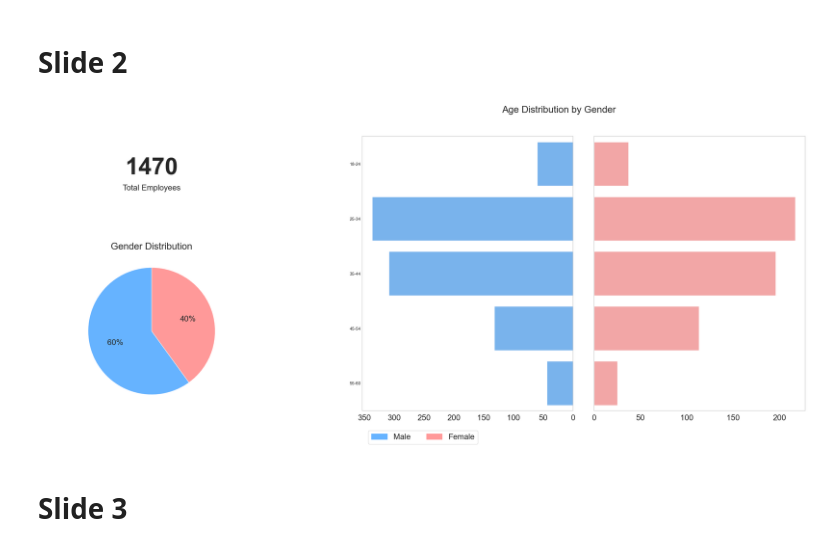
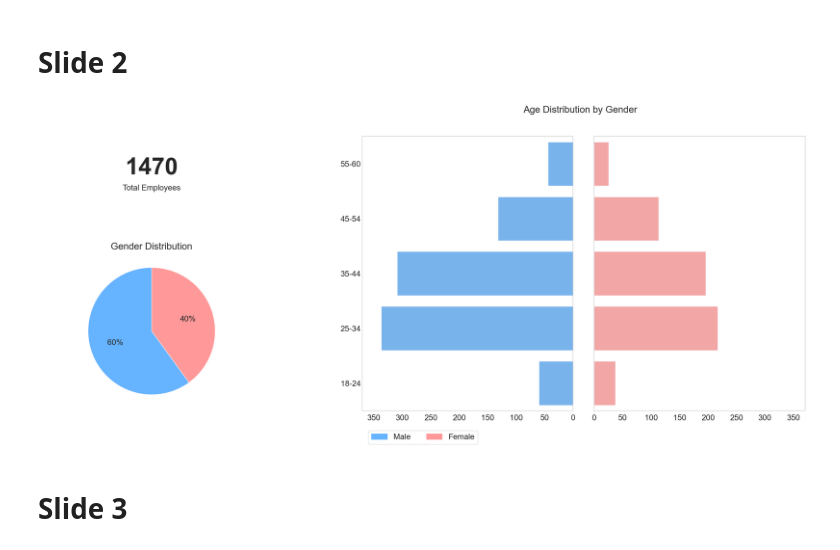
Before and after one commit to HiIamInfi/ibm-hr-data-challenge, a Jupyter notebook: src/visuals.ipynb, the cells around one changed output. Saved outputs shown, nothing was run; the diff lists cells and outputs as text; code cells hidden in the pictures.

Commit message:
Finalized Slide 2 combined plot

```diff
--- a/src/visuals.ipynb
+++ b/src/visuals.ipynb
@@ -86,38 +86,46 @@ sns.barplot(y=male_counts.index, x=-male_counts.values, color=COLOR_MALE, ax=ax_
 ax_male.set_title('')
 ax_male.set_xlabel('')
 ax_male.set_ylabel('')
-ax_male.tick_params(axis='y', length=0) # Hide y-axis ticks
+ax_male.tick_params(axis='y', length=0, labelsize=DESCRIPTION_FONTSIZE) # Hide y-axis ticks
 ax_male.tick_params(axis='x', labelsize=DESCRIPTION_FONTSIZE)
 ax_male.grid(False)
 # Format x-axis to be positive
 ax_male.xaxis.set_major_formatter(plt.FuncFormatter(lambda x, _: f'{abs(int(x))}'))
 
 # Plot Female data using seaborn
 sns.barplot(y=female_counts.index, x=female_counts.values, color=COLOR_FEMALE, ax=ax_female, orient='h')
 ax_female.set_title('')
 ax_female.set_xlabel('')
 ax_female.set_ylabel('')
 ax_female.set_yticks([]) # Hide y-axis labels
 ax_female.tick_params(axis='x', labelsize=DESCRIPTION_FONTSIZE)
 ax_female.grid(False)
 
-# Set shared title for the pyramid
-fig.text(0.66, 0.95, 'Age Distribution by Gender', ha='center', va='center', fontsize=DESCRIPTION_FONTSIZE+4)
+ax_male.invert_yaxis()
+ax_female.invert_yaxis()
+
+max_count = max(male_counts.max(), female_counts.max())
+sym_limit = max_count * 1.1 # Create a symmetrical limit with a 10% buffer
+
+ax_male.set_xlim(-sym_limit, 0)
+ax_female.set_xlim(0, sym_limit)
+
+fig.text(0.685, 0.95, 'Age Distribution by Gender', ha='center', va='center', fontsize=DESCRIPTION_FONTSIZE+4)
 
 female_patch = mpatches.Patch(color=COLOR_FEMALE, label='Female')
 male_patch = mpatches.Patch(color=COLOR_MALE, label='Male')
 
 fig.legend(handles=[male_patch, female_patch],
            loc='lower center',             # Anchor the legend at its bottom-center
            bbox_to_anchor=(0.5, 0.05),     # Position it at the bottom-center of the figure
            ncol=2,                         # Arrange items in 2 columns (one horizontal line)
            fontsize=DESCRIPTION_FONTSIZE)
 
 # Final Adjustments
 plt.subplots_adjust(left=0.05, right=0.95, top=0.88, bottom=0.15, wspace=0.3, hspace=0.3)
 plt.savefig('reports/slide2_composite_slide.png', dpi=RESOLUTION)
 # %% [output]
-[figure, old version]
+[figure, new version]
 # %% [markdown]
 # Slide 3
 # %%
```
Also changed, not shown: 1 other file.
